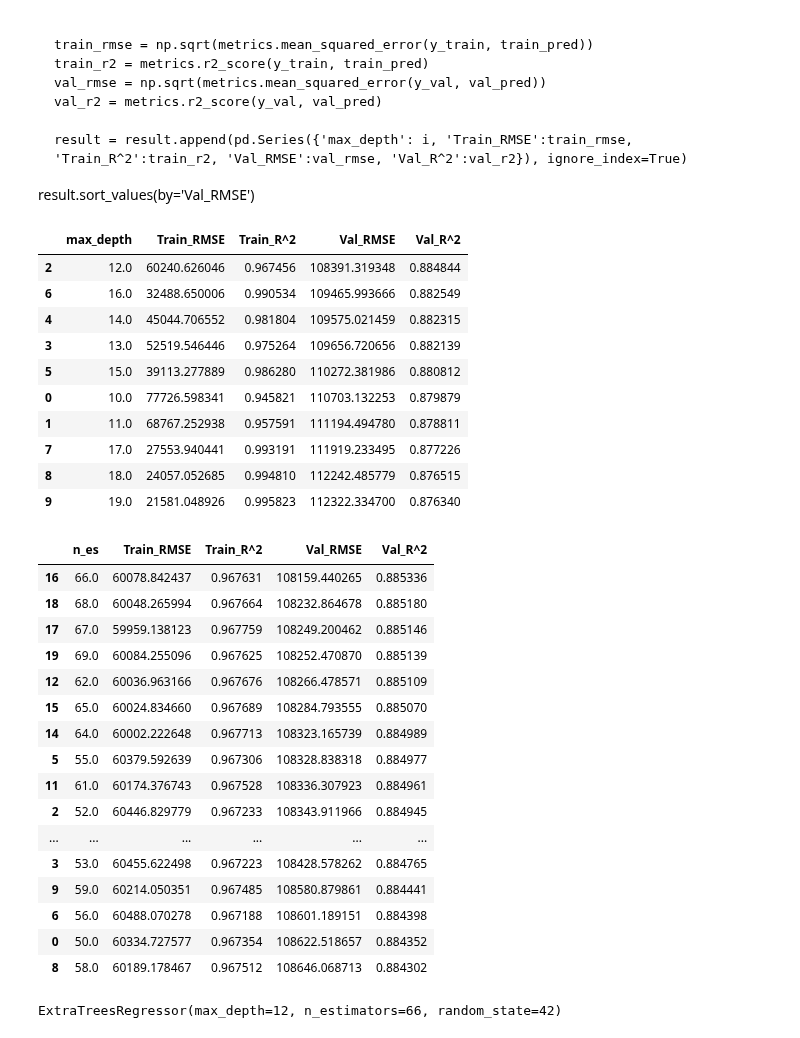
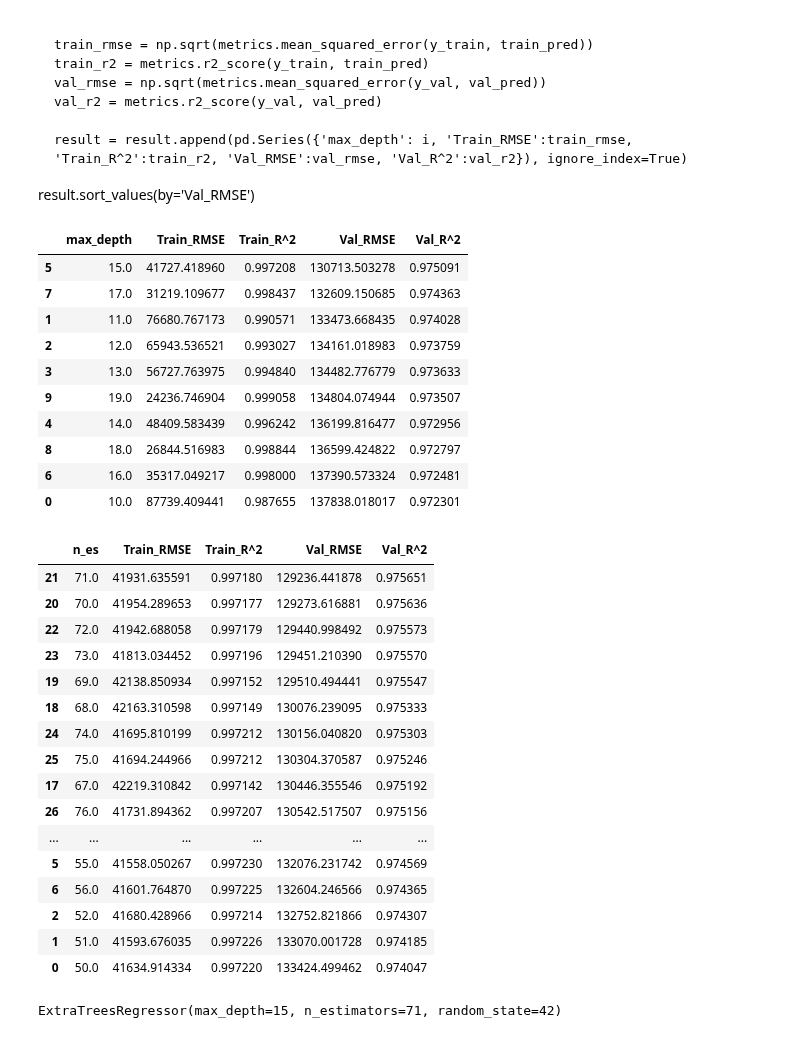
Before and after one commit to khoa2181/DataPreparation, a Jupyter notebook: Tran Minh Khoa_Final Data Preparation.ipynb, the cells around one changed output. Cells and saved outputs as stored; diff of their text form; code cells hidden in the pictures.

```diff
--- a/Tran Minh Khoa_Final Data Preparation.ipynb
+++ b/Tran Minh Khoa_Final Data Preparation.ipynb
@@ -219,7 +170,0 @@ train.boxplot(column='selling_price', by='transmission', rot=30, ax=axes[2])
-# %%
-train = train[~((train.fuel == 'Diesel') & (train.selling_price > 2500000))]
-train = train[~((train.fuel == 'Petrol') & (train.selling_price > 2000000))]
-train = train[~((train.seller_type == 'Dealer') & (train.selling_price > 3000000))]
-train = train[~((train.seller_type == 'Individual') & (train.selling_price > 2500000))]
-train = train[~((train.transmission == 'Automatic') & (train.selling_price > 4000000))]
-train = train[~((train.transmission == 'Manual') & (train.selling_price > 1800000))]
@@ -255,3 +170,0 @@ train[train.brand == 'Tata'].selling_price.quantile(0.75) + 1.5*(train[train.bra
-# %%
-for i in [train, test]:
-    i.fillna(0,inplace=True)
@@ -363,7 +241,7 @@ x_test
 2128 rows × 13 columns
 # %%
 from sklearn.model_selection import train_test_split
-x_train,x_val,y_train,y_val= train_test_split(x,y,test_size=0.3,random_state=42)
+x_train,x_val,y_train,y_val= train_test_split(x,y,test_size=0.2,random_state=42)
 # %%
 from sklearn.ensemble import RandomForestRegressor
 from sklearn.ensemble import ExtraTreesRegressor
@@ -390,7 +268,7 @@ result.sort_values(by='Val_RMSE')
 result1 = pd.DataFrame(columns=['max_depth', 'Train_RMSE', 'Train_R^2', 'Val_RMSE', 'Val_R^2'])
 
 for i in range(10,20):
-    extra_tree = ExtraTreesRegressor(random_state=42, max_depth=i, n_estimators=60)
+    extra_tree = ExtraTreesRegressor(random_state=42, max_depth=i, n_estimators=80)
     extra_tree.fit(x_train,y_train)
 
     train_pred = extra_tree.predict(x_train)
@@ -406,57 +284,57 @@ for i in range(10,20):
 result1.sort_values(by='Val_RMSE')
 # %% [output]
 |  | max_depth | Train_RMSE | Train_R^2 | Val_RMSE | Val_R^2 |
-| 2 | 12.0 | 60240.626046 | 0.967456 | 108391.319348 | 0.884844 |
-| 6 | 16.0 | 32488.650006 | 0.990534 | 109465.993666 | 0.882549 |
-| 4 | 14.0 | 45044.706552 | 0.981804 | 109575.021459 | 0.882315 |
-| 3 | 13.0 | 52519.546446 | 0.975264 | 109656.720656 | 0.882139 |
-| 5 | 15.0 | 39113.277889 | 0.986280 | 110272.381986 | 0.880812 |
-| 0 | 10.0 | 77726.598341 | 0.945821 | 110703.132253 | 0.879879 |
-| 1 | 11.0 | 68767.252938 | 0.957591 | 111194.494780 | 0.878811 |
-| 7 | 17.0 | 27553.940441 | 0.993191 | 111919.233495 | 0.877226 |
-| 8 | 18.0 | 24057.052685 | 0.994810 | 112242.485779 | 0.876515 |
-| 9 | 19.0 | 21581.048926 | 0.995823 | 112322.334700 | 0.876340 |
+| 5 | 15.0 | 41727.418960 | 0.997208 | 130713.503278 | 0.975091 |
+| 7 | 17.0 | 31219.109677 | 0.998437 | 132609.150685 | 0.974363 |
+| 1 | 11.0 | 76680.767173 | 0.990571 | 133473.668435 | 0.974028 |
+| 2 | 12.0 | 65943.536521 | 0.993027 | 134161.018983 | 0.973759 |
+| 3 | 13.0 | 56727.763975 | 0.994840 | 134482.776779 | 0.973633 |
+| 9 | 19.0 | 24236.746904 | 0.999058 | 134804.074944 | 0.973507 |
+| 4 | 14.0 | 48409.583439 | 0.996242 | 136199.816477 | 0.972956 |
+| 8 | 18.0 | 26844.516983 | 0.998844 | 136599.424822 | 0.972797 |
+| 6 | 16.0 | 35317.049217 | 0.998000 | 137390.573324 | 0.972481 |
+| 0 | 10.0 | 87739.409441 | 0.987655 | 137838.018017 | 0.972301 |
 # %%
 result2 = pd.DataFrame(columns=['n_es', 'Train_RMSE', 'Train_R^2', 'Val_RMSE', 'Val_R^2'])
 
-for i in range(50,70):
-    extra_tree = ExtraTreesRegressor(random_state=42, max_depth=12, n_estimators=i)
+for i in range(50,80):
+    extra_tree = ExtraTreesRegressor(random_state=42, max_depth=15, n_estimators=i)
     extra_tree.fit(x_train,y_train)
 
     train_pred = extra_tree.predict(x_train)
     val_pred = extra_tree.predict(x_val)
 
     train_rmse = np.sqrt(metrics.mean_squared_error(y_train, train_pred))
     train_r2 = metrics.r2_score(y_train, train_pred)
     val_rmse = np.sqrt(metrics.mean_squared_error(y_val, val_pred))
     val_r2 = metrics.r2_score(y_val, val_pred)
 
     result2 = result2.append(pd.Series({'n_es': i, 'Train_RMSE':train_rmse, 'Train_R^2':train_r2, 'Val_RMSE':val_rmse, 'Val_R^2':val_r2}), ignore_index=True)
 
 result2.sort_values(by='Val_RMSE')
 # %% [output]
 |  | n_es | Train_RMSE | Train_R^2 | Val_RMSE | Val_R^2 |
-| 16 | 66.0 | 60078.842437 | 0.967631 | 108159.440265 | 0.885336 |
-| 18 | 68.0 | 60048.265994 | 0.967664 | 108232.864678 | 0.885180 |
-| 17 | 67.0 | 59959.138123 | 0.967759 | 108249.200462 | 0.885146 |
-| 19 | 69.0 | 60084.255096 | 0.967625 | 108252.470870 | 0.885139 |
-| 12 | 62.0 | 60036.963166 | 0.967676 | 108266.478571 | 0.885109 |
-| 15 | 65.0 | 60024.834660 | 0.967689 | 108284.793555 | 0.885070 |
-| 14 | 64.0 | 60002.222648 | 0.967713 | 108323.165739 | 0.884989 |
-| 5 | 55.0 | 60379.592639 | 0.967306 | 108328.838318 | 0.884977 |
-| 11 | 61.0 | 60174.376743 | 0.967528 | 108336.307923 | 0.884961 |
-| 2 | 52.0 | 60446.829779 | 0.967233 | 108343.911966 | 0.884945 |
+| 21 | 71.0 | 41931.635591 | 0.997180 | 129236.441878 | 0.975651 |
+| 20 | 70.0 | 41954.289653 | 0.997177 | 129273.616881 | 0.975636 |
+| 22 | 72.0 | 41942.688058 | 0.997179 | 129440.998492 | 0.975573 |
+| 23 | 73.0 | 41813.034452 | 0.997196 | 129451.210390 | 0.975570 |
+| 19 | 69.0 | 42138.850934 | 0.997152 | 129510.494441 | 0.975547 |
+| 18 | 68.0 | 42163.310598 | 0.997149 | 130076.239095 | 0.975333 |
+| 24 | 74.0 | 41695.810199 | 0.997212 | 130156.040820 | 0.975303 |
+| 25 | 75.0 | 41694.244966 | 0.997212 | 130304.370587 | 0.975246 |
+| 17 | 67.0 | 42219.310842 | 0.997142 | 130446.355546 | 0.975192 |
+| 26 | 76.0 | 41731.894362 | 0.997207 | 130542.517507 | 0.975156 |
 | ... | ... | ... | ... | ... | ... |
-| 3 | 53.0 | 60455.622498 | 0.967223 | 108428.578262 | 0.884765 |
-| 9 | 59.0 | 60214.050351 | 0.967485 | 108580.879861 | 0.884441 |
-| 6 | 56.0 | 60488.070278 | 0.967188 | 108601.189151 | 0.884398 |
-| 0 | 50.0 | 60334.727577 | 0.967354 | 108622.518657 | 0.884352 |
-| 8 | 58.0 | 60189.178467 | 0.967512 | 108646.068713 | 0.884302 |
+| 5 | 55.0 | 41558.050267 | 0.997230 | 132076.231742 | 0.974569 |
+| 6 | 56.0 | 41601.764870 | 0.997225 | 132604.246566 | 0.974365 |
+| 2 | 52.0 | 41680.428966 | 0.997214 | 132752.821866 | 0.974307 |
+| 1 | 51.0 | 41593.676035 | 0.997226 | 133070.001728 | 0.974185 |
+| 0 | 50.0 | 41634.914334 | 0.997220 | 133424.499462 | 0.974047 |
 # %%
-extra_tree = ExtraTreesRegressor(random_state=42, max_depth=12, n_estimators=66)
+extra_tree = ExtraTreesRegressor(random_state=42, max_depth=15, n_estimators=71)
 extra_tree.fit(x_train,y_train)
 # %% [output]
-ExtraTreesRegressor(max_depth=12, n_estimators=66, random_state=42)
+ExtraTreesRegressor(max_depth=15, n_estimators=71, random_state=42)
 # %%
 train_pred = extra_tree.predict(x_train)
 val_pred = extra_tree.predict(x_val)
```
Also changed, not shown: parts of 27 cells of this notebook.
